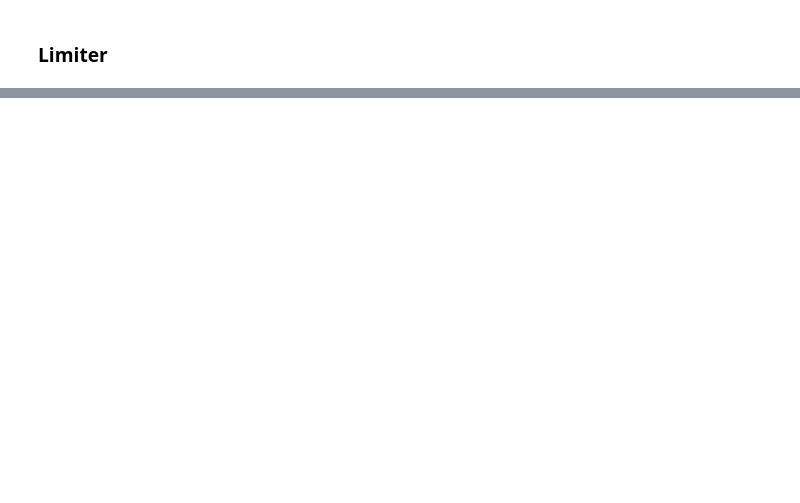
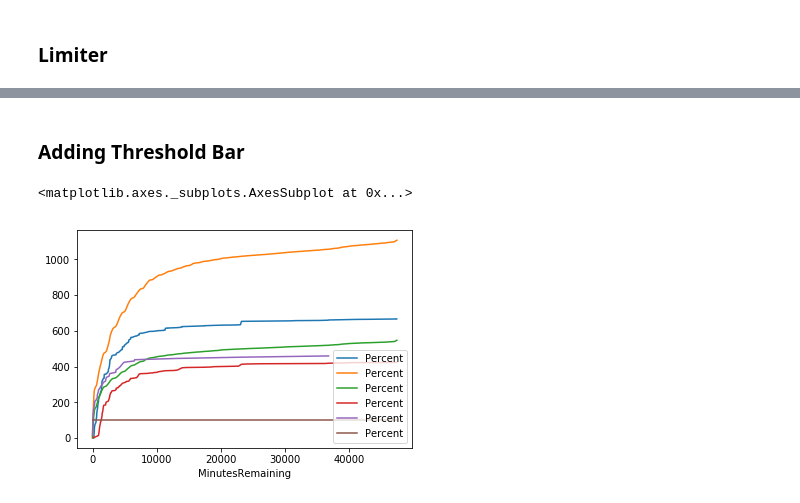
Before and after one commit to WPI-Draftkings-MQP/dkNotebook, a Jupyter notebook: Tournament Timeline Display.ipynb, the cells around one changed output, grey strips where cells are left out. Drawn from its saved outputs; the diff is of its cells as text; code cells hidden in the pictures; blank space fills up the shorter version.

```diff
--- a/Tournament Timeline Display.ipynb
+++ b/Tournament Timeline Display.ipynb
@@ -67,0 +30,3 @@ AttributeError: 'AxesSubplot' object has no attribute 'line'
+# %%
+def totalTime():
+    return timeDF['MinutesRemaining'].min(), timeDF['MinutesRemaining'].max()
@@ -67,0 +64,23 @@ AttributeError: 'AxesSubplot' object has no attribute 'line'
+# %% [markdown]
+### Adding Threshold Bar
+# %%
+fig, ax = plt.subplots()
+
+for id in targetIDs:
+    contestTimeDF = timeDF.loc[timeDF['ContestId']==id]
+    threshold = contestThreshold(id)
+
+    #Cumulitive sum of entries
+    contestTimeDF = contestTimeDF.assign(TotalEntries = contestTimeDF['Entries'].cumsum())
+    #Percent of goal
+    contestTimeDF = contestTimeDF.assign(Percent = lambda x: 100*(contestTimeDF.TotalEntries)/threshold)
+
+    contestTimeDF.groupby('ContestId').plot(ax = ax, x='MinutesRemaining', y='Percent', kind='line')
+
+start, end = totalTime()
+d = {'Percent': [100, 100], 'MinutesRemaining': [start, end]}
+thresholdLine = pd.DataFrame(data=d)
+thresholdLine.plot(ax=ax, x='MinutesRemaining', y='Percent')
+# %% [output]
+<matplotlib.axes._subplots.AxesSubplot at 0x...>
+[figure, added]
```
Also changed, not shown: parts of 15 cells of this notebook.
